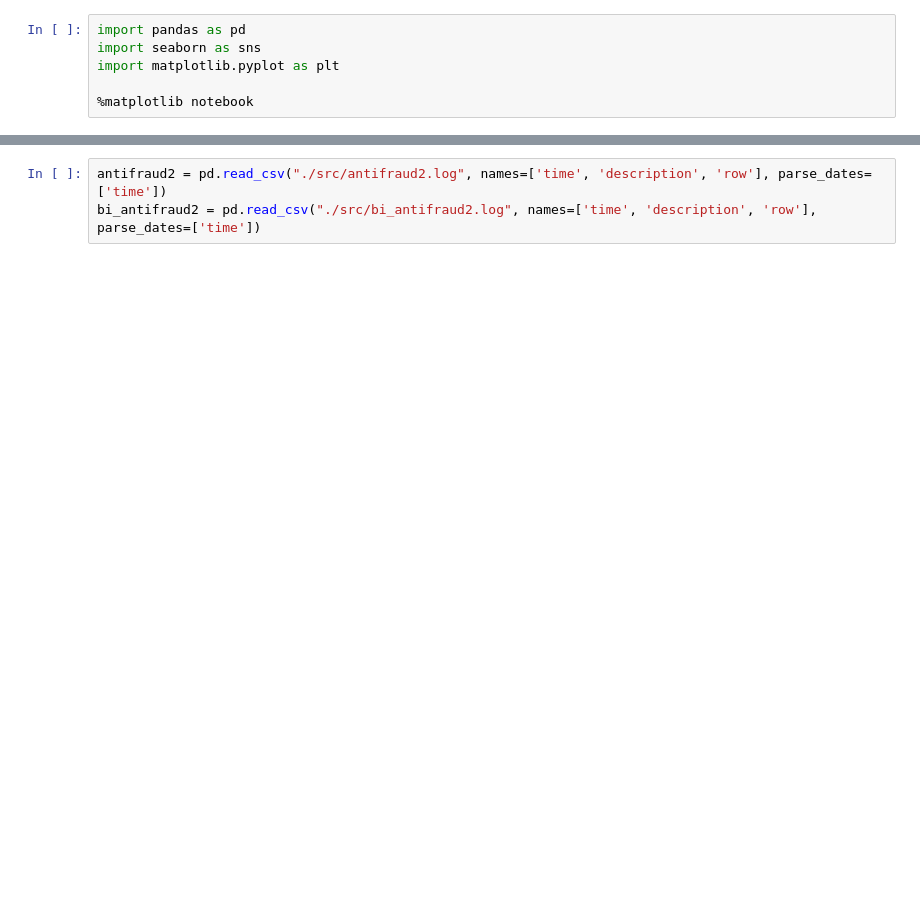
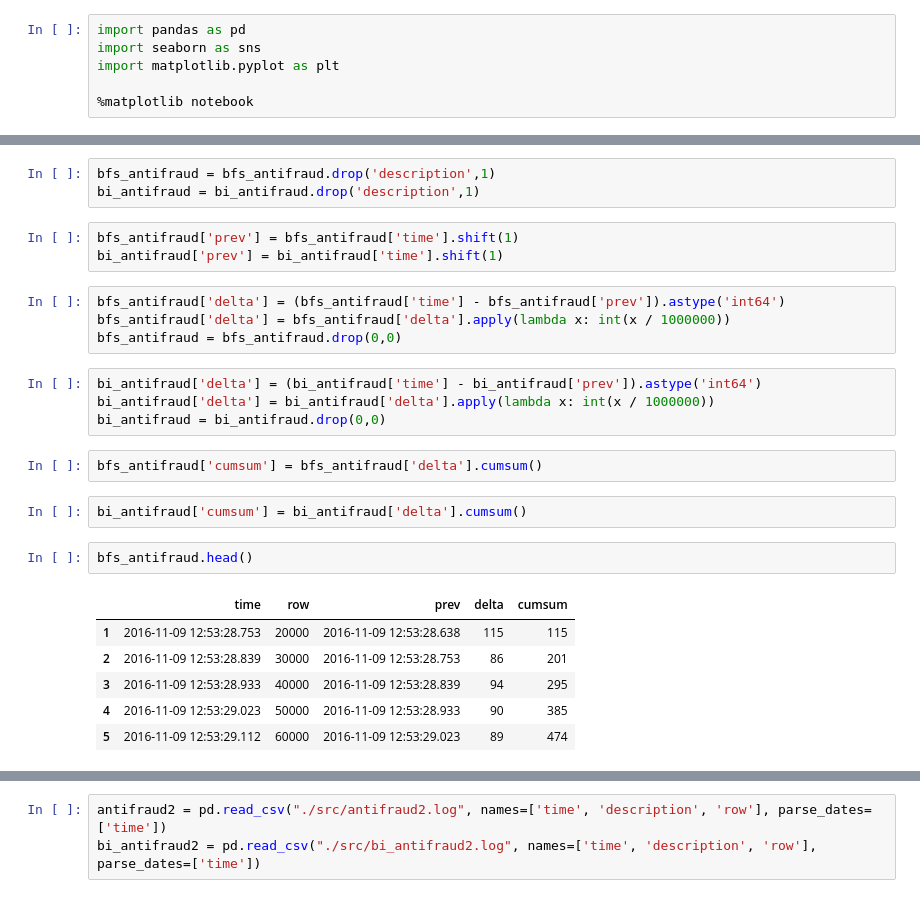
Before and after one commit to Kebniss/Insight-code-challenge, a Jupyter notebook: Analysis.ipynb, the cells around one changed output, grey strips where cells are left out. Saved outputs shown, nothing was run; the diff lists cells and outputs as text; blank space fills up the shorter version.

```diff
--- a/Analysis.ipynb
+++ b/Analysis.ipynb
@@ -25,2 +10,29 @@ for i in range(1, intervals.shape[0]):
+# %%
+bfs_antifraud = bfs_antifraud.drop('description',1)
+bi_antifraud = bi_antifraud.drop('description',1)
+# %%
+bfs_antifraud['prev'] = bfs_antifraud['time'].shift(1)
+bi_antifraud['prev'] = bi_antifraud['time'].shift(1)
+# %%
+bfs_antifraud['delta'] = (bfs_antifraud['time'] - bfs_antifraud['prev']).astype('int64')
+bfs_antifraud['delta'] = bfs_antifraud['delta'].apply(lambda x: int(x / 1000000))
+bfs_antifraud = bfs_antifraud.drop(0,0)
+# %%
+bi_antifraud['delta'] = (bi_antifraud['time'] - bi_antifraud['prev']).astype('int64')
+bi_antifraud['delta'] = bi_antifraud['delta'].apply(lambda x: int(x / 1000000))
+bi_antifraud = bi_antifraud.drop(0,0)
+# %%
+bfs_antifraud['cumsum'] = bfs_antifraud['delta'].cumsum()
+# %%
+bi_antifraud['cumsum'] = bi_antifraud['delta'].cumsum()
+# %%
+bfs_antifraud.head()
+# %% [output]
+|  | time | row | prev | delta | cumsum |
+| 1 | 2016-11-09 12:53:28.753 | 20000 | 2016-11-09 12:53:28.638 | 115 | 115 |
+| 2 | 2016-11-09 12:53:28.839 | 30000 | 2016-11-09 12:53:28.753 | 86 | 201 |
+| 3 | 2016-11-09 12:53:28.933 | 40000 | 2016-11-09 12:53:28.839 | 94 | 295 |
+| 4 | 2016-11-09 12:53:29.023 | 50000 | 2016-11-09 12:53:28.933 | 90 | 385 |
+| 5 | 2016-11-09 12:53:29.112 | 60000 | 2016-11-09 12:53:29.023 | 89 | 474 |
 # %%
 plt.figure()
```
Also changed, not shown: parts of 16 cells of this notebook, 5 other files.
